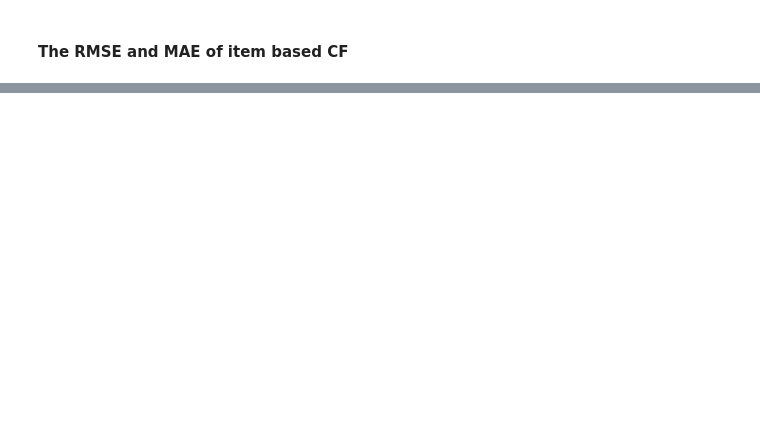
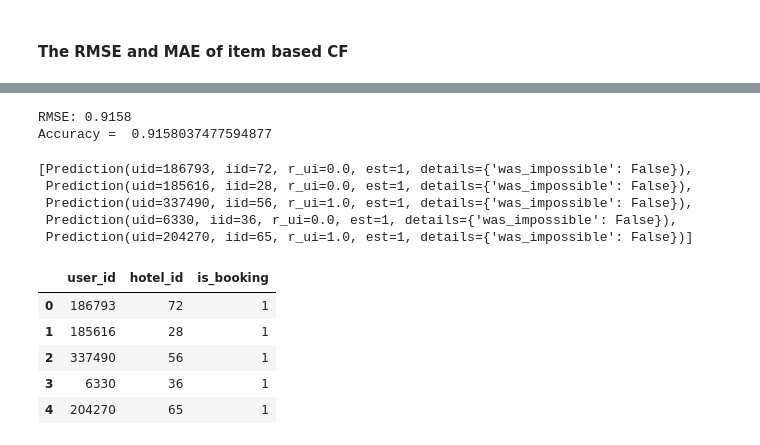
Before and after one commit to ShrutiSavardekar/ExpediaHotelRecommendation, a Jupyter notebook: expedia_hotel_recommendation.ipynb, the cells around one changed output, grey strips where cells are left out. Cells and saved outputs as stored; diff of their text form; code cells hidden in the pictures; blank space fills up the shorter version.

```diff
--- a/expedia_hotel_recommendation.ipynb
+++ b/expedia_hotel_recommendation.ipynb
@@ -321,0 +392,14 @@ https://github.com/ShrutiSavardekar/ExpediaHotelRecommendation.git
+# %%
+predictions = svd_algo.test(test_bookings_data)
+print("Accuracy = ",accuracy.rmse(predictions))
+# %% [output]
+RMSE: 0.9158
+Accuracy =  0.9158037477594877
+# %%
+predictions[0:5]
+# %% [output]
+[Prediction(uid=186793, iid=72, r_ui=0.0, est=1, details={'was_impossible': False}),
+ Prediction(uid=185616, iid=28, r_ui=0.0, est=1, details={'was_impossible': False}),
+ Prediction(uid=337490, iid=56, r_ui=1.0, est=1, details={'was_impossible': False}),
+ Prediction(uid=6330, iid=36, r_ui=0.0, est=1, details={'was_impossible': False}),
+ Prediction(uid=204270, iid=65, r_ui=1.0, est=1, details={'was_impossible': False})]
@@ -321,0 +410,15 @@ https://github.com/ShrutiSavardekar/ExpediaHotelRecommendation.git
+# %%
+final_test_bookings = pd.DataFrame(predictions)
+# %%
+final_test_bookings =final_test_bookings.drop(columns= ['r_ui', 'details'])
+# %%
+final_test_bookings.columns = ['user_id', 'hotel_id', 'is_booking']
+# %%
+final_test_bookings.head()
+# %% [output]
+|  | user_id | hotel_id | is_booking |
+| 0 | 186793 | 72 | 1 |
+| 1 | 185616 | 28 | 1 |
+| 2 | 337490 | 56 | 1 |
+| 3 | 6330 | 36 | 1 |
+| 4 | 204270 | 65 | 1 |
```
Also changed, not shown: parts of 25 cells of this notebook.
